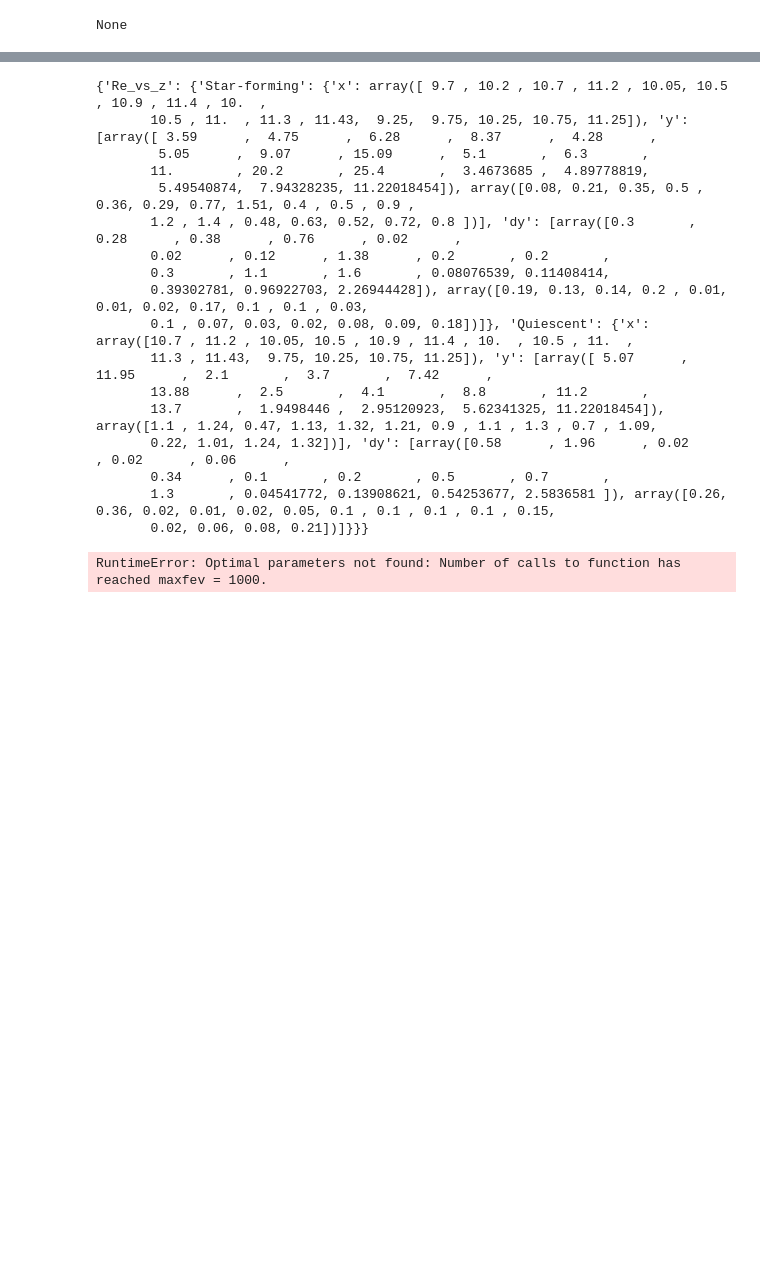
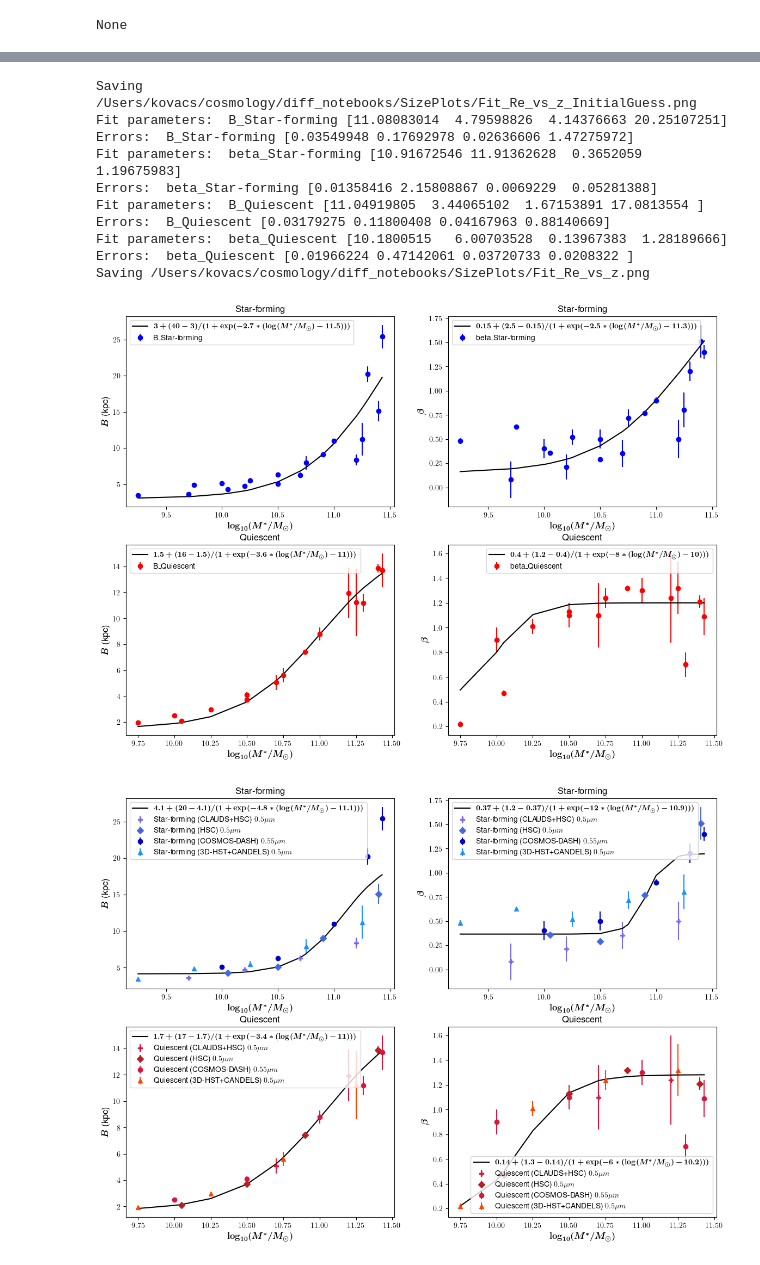
Before and after one commit to ArgonneCPAC/diffaux, a Jupyter notebook: notebooks/GalaxySizes.ipynb, the cells around one changed output, grey strips where cells are left out. Saved outputs shown, nothing was run; the diff lists cells and outputs as text; code cells hidden in the pictures; blank space fills up the shorter version.

```diff
--- a/notebooks/GalaxySizes.ipynb
+++ b/notebooks/GalaxySizes.ipynb
@@ -448,8 +635,8 @@ def get_data_vectors(data, val_info, sample='Star-forming', lambda_min=0.5, lamb
             print('Processing {} {}'.format(k, wave))
             add_xvec = True
             #print(val_info[X], xvec)
-            for n, (y, dy, yn, dynp, dynn) in enumerate(zip(yvec, dyvec,
-                                                          val_info[Y], val_info[dYp], val_info[dYn])):
+            for n, (y, dy, yn, dynp, dynn) in enumerate(zip(yvec, dyvec, val_info[Y],
+                                                            val_info[dYp], val_info[dYn])):
                 #print(yname,  v[yname.format(sample)])
                 mask = np.abs(v[yn.format(sample)]) > 0.
                 if add_xvec:
@@ -475,9 +662,11 @@ samples = ['Star-forming', 'Quiescent']
 for sample in samples:
     data_vectors[fit_type][sample] = {}
     x, y, dy = get_data_vectors(data[fit_type], validation_info[fit_type], sample=sample)
-    data_vectors[fit_type][sample]['x'] = x
+    data_vectors[fit_type][sample][validation_info[fit_type]['x-values']] = x
     data_vectors[fit_type][sample]['y'] = y
     data_vectors[fit_type][sample]['dy'] = dy
+
+author_list = get_author_list(validation_info['Re_vs_z'], lambda_min=0.5, lambda_max=1.0)
 # %% [output]
 Skipping martorano_2024 1.5
 Skipping george_2024_3000 0.3
@@ -494,21 +686 @@ Processing vanderWel_2014 0.5
-# %%
-print(data_vectors)
-# %% [output]
-{'Re_vs_z': {'Star-forming': {'x': array([ 9.7 , 10.2 , 10.7 , 11.2 , 10.05, 10.5 , 10.9 , 11.4 , 10.  ,
-       10.5 , 11.  , 11.3 , 11.43,  9.25,  9.75, 10.25, 10.75, 11.25]), 'y': [array([ 3.59      ,  4.75      ,  6.28      ,  8.37      ,  4.28      ,
-        5.05      ,  9.07      , 15.09      ,  5.1       ,  6.3       ,
-       11.        , 20.2       , 25.4       ,  3.4673685 ,  4.89778819,
-        5.49540874,  7.94328235, 11.22018454]), array([0.08, 0.21, 0.35, 0.5 , 0.36, 0.29, 0.77, 1.51, 0.4 , 0.5 , 0.9 ,
-       1.2 , 1.4 , 0.48, 0.63, 0.52, 0.72, 0.8 ])], 'dy': [array([0.3       , 0.28      , 0.38      , 0.76      , 0.02      ,
-       0.02      , 0.12      , 1.38      , 0.2       , 0.2       ,
-       0.3       , 1.1       , 1.6       , 0.08076539, 0.11408414,
-       0.39302781, 0.96922703, 2.26944428]), array([0.19, 0.13, 0.14, 0.2 , 0.01, 0.01, 0.02, 0.17, 0.1 , 0.1 , 0.03,
-       0.1 , 0.07, 0.03, 0.02, 0.08, 0.09, 0.18])]}, 'Quiescent': {'x': array([10.7 , 11.2 , 10.05, 10.5 , 10.9 , 11.4 , 10.  , 10.5 , 11.  ,
-       11.3 , 11.43,  9.75, 10.25, 10.75, 11.25]), 'y': [array([ 5.07      , 11.95      ,  2.1       ,  3.7       ,  7.42      ,
-       13.88      ,  2.5       ,  4.1       ,  8.8       , 11.2       ,
-       13.7       ,  1.9498446 ,  2.95120923,  5.62341325, 11.22018454]), array([1.1 , 1.24, 0.47, 1.13, 1.32, 1.21, 0.9 , 1.1 , 1.3 , 0.7 , 1.09,
-       0.22, 1.01, 1.24, 1.32])], 'dy': [array([0.58      , 1.96      , 0.02      , 0.02      , 0.06      ,
-       0.34      , 0.1       , 0.2       , 0.5       , 0.7       ,
-       1.3       , 0.04541772, 0.13908621, 0.54253677, 2.5836581 ]), array([0.26, 0.36, 0.02, 0.01, 0.02, 0.05, 0.1 , 0.1 , 0.1 , 0.1 , 0.15,
-       0.02, 0.06, 0.08, 0.21])]}}}
 # %%
@@ -566,12 +779,30 @@ def plot_fits(fits, data_vectors, samples, val_info,
     return
 # %%
-#plt.plot(xdata, ydata, 'b-', label='data')
-p0_values = [(0.0, 10.5, 4.0, 1.0), (0.0, 10.5, 0.5, 1.0)]
+p0_values = [[(11.5, 2.7, 3.0, 40.0), (11.3, 2.5, 0.15, 2.5)], [(11.0, 3.6, 1.5, 16.0), (10.0, 8.0, 0.4, 1.2)]]
 fit_type='Re_vs_z'
+# test p0 values initialize fits with p0 values and plot
+fits={}
+fits[fit_type] = {}
+for sample, p0_row in zip(samples, p0_values):
+    for par, p0 in zip(validation_info[fit_type]['y-values'], p0_row):
+        fit_key = par.format(sample)
+        fits[fit_type][fit_key] = {} #if fit_key not in fits[fit_type].keys()
+        fits[fit_type][fit_key]['popt'] = p0
 
-fits[fit_type] = fit_parameters(data_vectors[fit_type], samples, validation_info[fit_type], p0_values, func=pwrfit)
-plot_fits(fits[fit_type], data_vectors[fit_type], samples, validation_info[fit_type], func=pwrfit)
-#plot_fits(fits, data_vectors, samples, fit_pars, p0_values)
-#fits = fit_parameters(fits, data_vectors, samples, validation_info, p0_values)
+plot_fits(fits[fit_type], data_vectors[fit_type], samples, validation_info[fit_type], func=_sigmoid, title='_InitialGuess')
+fits[fit_type] = fit_parameters(data_vectors[fit_type], samples, validation_info[fit_type], p0_values, func=_sigmoid)
+plot_fits(fits[fit_type], data_vectors[fit_type], samples, validation_info[fit_type], func=_sigmoid,
+          data=data[fit_type], authors=author_list)
 # %% [output]
-RuntimeError: Optimal parameters not found: Number of calls to function has reached maxfev = 1000.
+Saving /Users/kovacs/cosmology/diff_notebooks/SizePlots/Fit_Re_vs_z_InitialGuess.png
+Fit parameters:  B_Star-forming [11.08083014  4.79598826  4.14376663 20.25107251]
+Errors:  B_Star-forming [0.03549948 0.17692978 0.02636606 1.47275972]
+Fit parameters:  beta_Star-forming [10.91672546 11.91362628  0.3652059   1.19675983]
+Errors:  beta_Star-forming [0.01358416 2.15808867 0.0069229  0.05281388]
+Fit parameters:  B_Quiescent [11.04919805  3.44065102  1.67153891 17.0813554 ]
+Errors:  B_Quiescent [0.03179275 0.11800408 0.04167963 0.88140669]
+Fit parameters:  beta_Quiescent [10.1800515   6.00703528  0.13967383  1.28189666]
+Errors:  beta_Quiescent [0.01966224 0.47142061 0.03720733 0.0208322 ]
+Saving /Users/kovacs/cosmology/diff_notebooks/SizePlots/Fit_Re_vs_z.png
+[figure, added]
+[figure, added]
```
Also changed, not shown: parts of 20 cells of this notebook.
